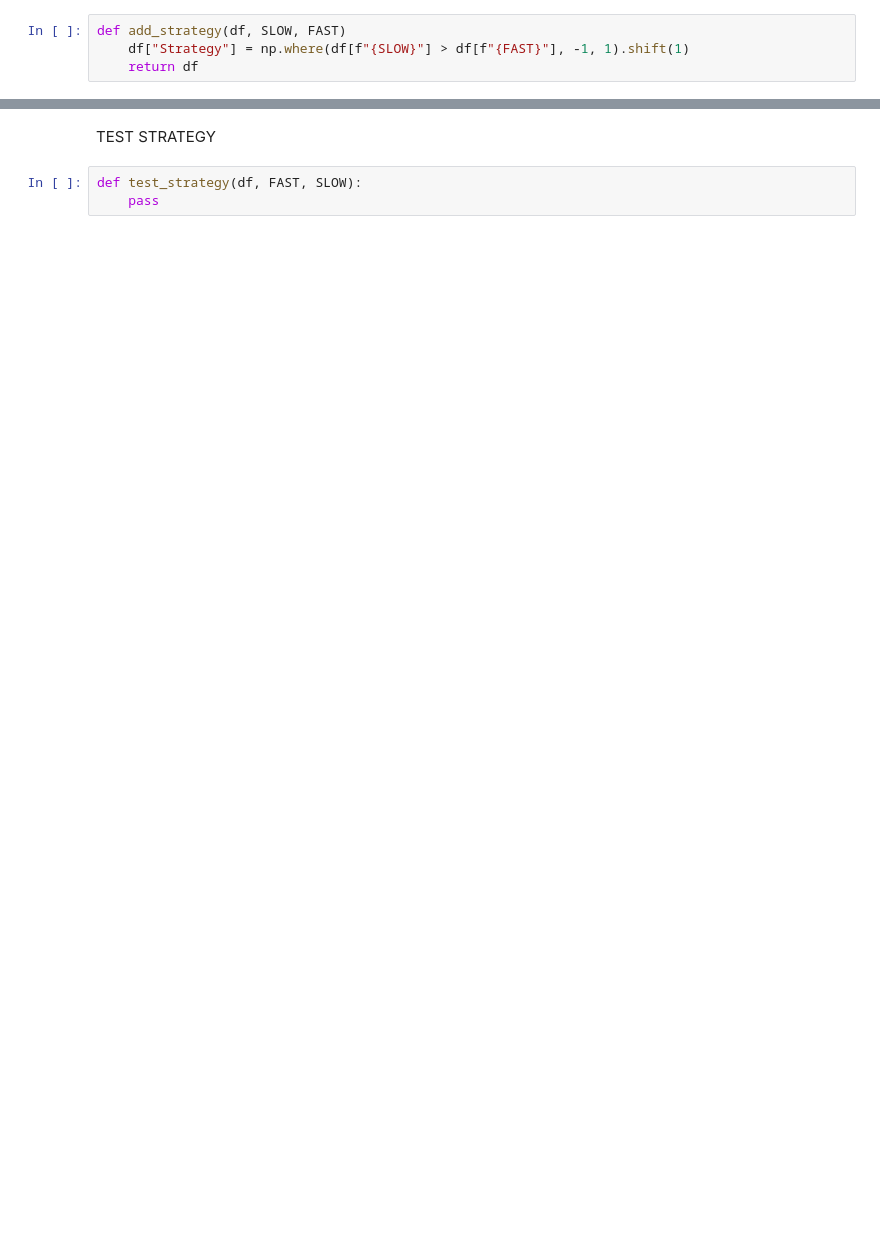
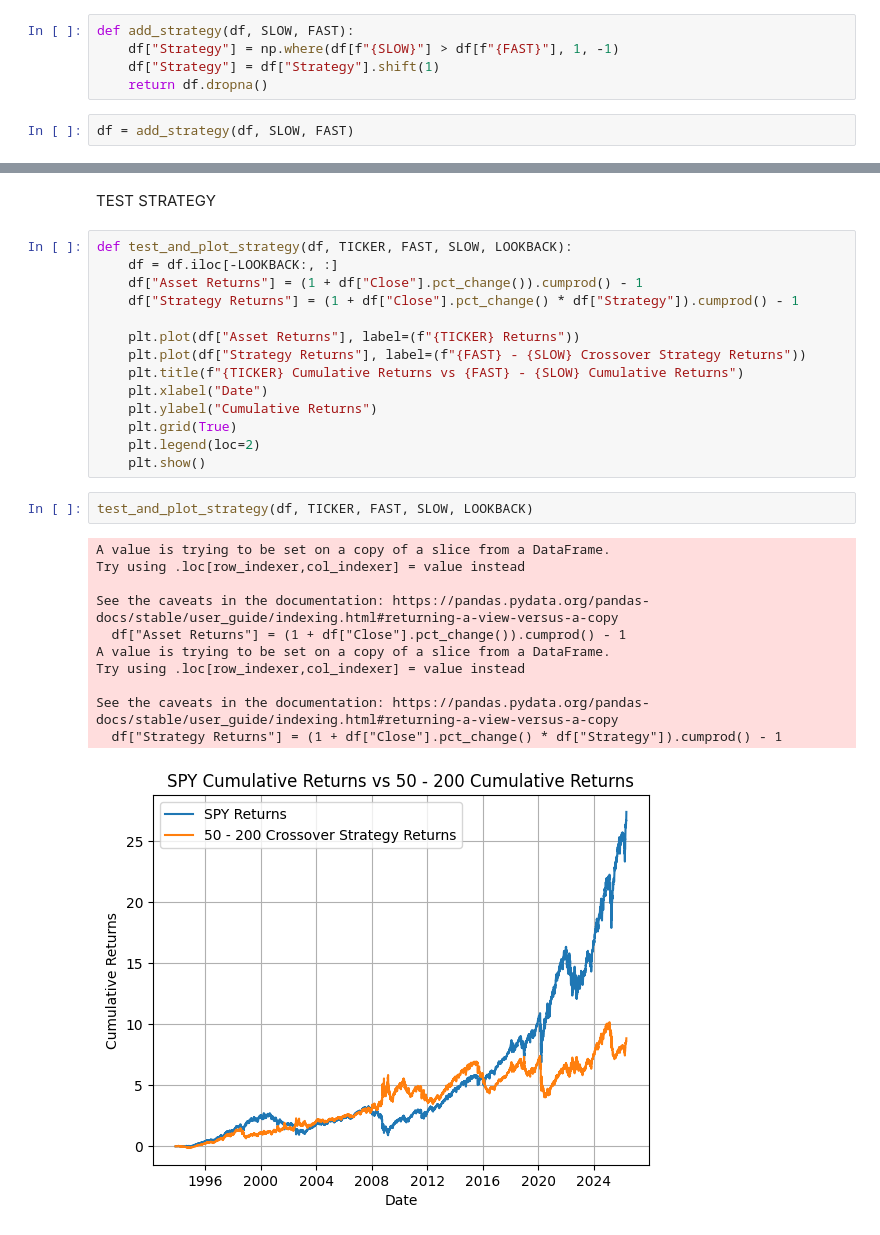
Before and after one commit to Jeffrey-Adjei/Technical-Indicator-Research, a Jupyter notebook: movingaveragecrossover.ipynb, the cells around one changed output, grey strips where cells are left out. Saved outputs shown, nothing was run; the diff lists cells and outputs as text; blank space fills up the shorter version.

Commit message:
Strategy implemented and tested over the entirety of the assets history

```diff
--- a/movingaveragecrossover.ipynb
+++ b/movingaveragecrossover.ipynb
@@ -115,4 +117,7 @@ SHORT POSITION: 50 DAY MOVING AVERAGE < 200 DAY MOVING AVERAGE
 # %%
-def add_strategy(df, SLOW, FAST)
-    df["Strategy"] = np.where(df[f"{SLOW}"] > df[f"{FAST}"], -1, 1).shift(1)
-    return df
+def add_strategy(df, SLOW, FAST):
+    df["Strategy"] = np.where(df[f"{SLOW}"] > df[f"{FAST}"], 1, -1)
+    df["Strategy"] = df["Strategy"].shift(1)
+    return df.dropna()
+# %%
+df = add_strategy(df, SLOW, FAST)
@@ -119,5 +141,30 @@ def add_strategy(df, SLOW, FAST)
 # %% [markdown]
 TEST STRATEGY
 # %%
-def test_strategy(df, FAST, SLOW):
-    pass
+def test_and_plot_strategy(df, TICKER, FAST, SLOW, LOOKBACK):
+    df = df.iloc[-LOOKBACK:, :]
+    df["Asset Returns"] = (1 + df["Close"].pct_change()).cumprod() - 1
+    df["Strategy Returns"] = (1 + df["Close"].pct_change() * df["Strategy"]).cumprod() - 1
+
+    plt.plot(df["Asset Returns"], label=(f"{TICKER} Returns"))
+    plt.plot(df["Strategy Returns"], label=(f"{FAST} - {SLOW} Crossover Strategy Returns"))
+    plt.title(f"{TICKER} Cumulative Returns vs {FAST} - {SLOW} Cumulative Returns")
+    plt.xlabel("Date")
+    plt.ylabel("Cumulative Returns")
+    plt.grid(True)
+    plt.legend(loc=2)
+    plt.show()
+# %%
+test_and_plot_strategy(df, TICKER, FAST, SLOW, LOOKBACK)
+# %% [output]
+A value is trying to be set on a copy of a slice from a DataFrame.
+Try using .loc[row_indexer,col_indexer] = value instead
+
+See the caveats in the documentation: https://pandas.pydata.org/pandas-docs/stable/user_guide/indexing.html#returning-a-view-versus-a-copy
+  df["Asset Returns"] = (1 + df["Close"].pct_change()).cumprod() - 1
+A value is trying to be set on a copy of a slice from a DataFrame.
+Try using .loc[row_indexer,col_indexer] = value instead
+
+See the caveats in the documentation: https://pandas.pydata.org/pandas-docs/stable/user_guide/indexing.html#returning-a-view-versus-a-copy
+  df["Strategy Returns"] = (1 + df["Close"].pct_change() * df["Strategy"]).cumprod() - 1
+[figure, added]
```
Also changed, not shown: parts of 6 cells of this notebook.
